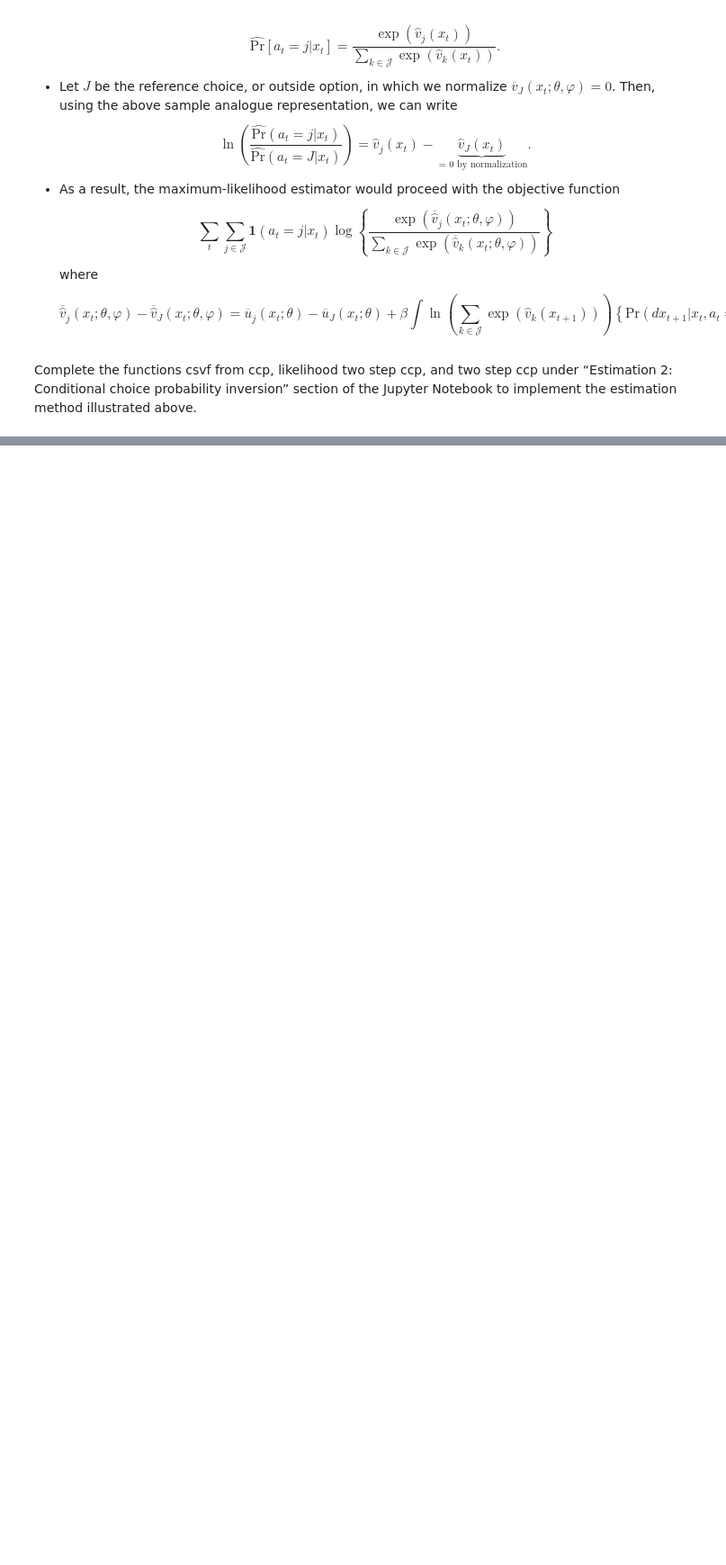
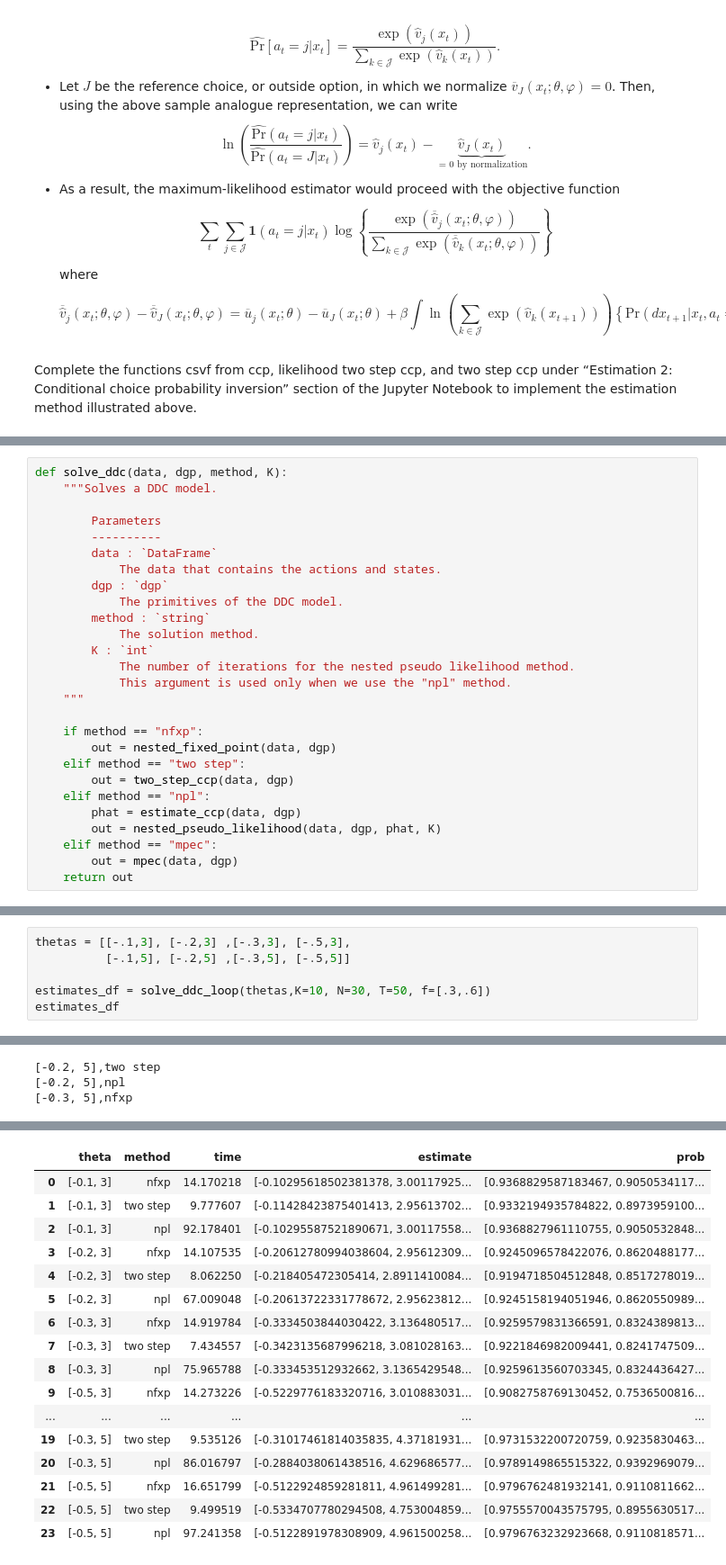
Before and after one commit to whoaitsrichard/io2, a Jupyter notebook: ps2/Exercise1.ipynb, the cells around one changed output, grey strips where cells are left out. Shown at 90% size. Cells and saved outputs as stored; diff of their text form; blank space fills up the shorter version.

```diff
--- a/ps2/Exercise1.ipynb
+++ b/ps2/Exercise1.ipynb
@@ -818,0 +1146,27 @@ Execution time: 5.7344 seconds
+# %%
+def solve_ddc(data, dgp, method, K):
+    """Solves a DDC model.
+
+        Parameters
+        ----------
+        data : `DataFrame`
+            The data that contains the actions and states.
+        dgp : `dgp`
+            The primitives of the DDC model.
+        method : `string`
+            The solution method.
+        K : `int`
+            The number of iterations for the nested pseudo likelihood method.
+            This argument is used only when we use the "npl" method.
+    """
+
+    if method == "nfxp":
+        out = nested_fixed_point(data, dgp)
+    elif method == "two step":
+        out = two_step_ccp(data, dgp)
+    elif method == "npl":
+        phat = estimate_ccp(data, dgp)
+        out = nested_pseudo_likelihood(data, dgp, phat, K)
+    elif method == "mpec":
+        out = mpec(data, dgp)
+    return out
@@ -818,0 +1258,7 @@ Execution time: 5.7344 seconds
+# %%
+thetas = [[-.1,3], [-.2,3] ,[-.3,3], [-.5,3],
+          [-.1,5], [-.2,5] ,[-.3,5], [-.5,5]]
+
+estimates_df = solve_ddc_loop(thetas,K=10, N=30, T=50, f=[.3,.6])
+estimates_df
+# %% [output]
@@ -818,0 +1287,3 @@ Execution time: 5.7344 seconds
+[-0.2, 5],two step
+[-0.2, 5],npl
+[-0.3, 5],nfxp
@@ -818,0 +1299,17 @@ Execution time: 5.7344 seconds
+|  | theta | method | time | estimate | prob |
+| 0 | [-0.1, 3] | nfxp | 14.170218 | [-0.10295618502381378, 3.00117925... | [0.9368829587183467, 0.9050534117... |
+| 1 | [-0.1, 3] | two step | 9.777607 | [-0.11428423875401413, 2.95613702... | [0.9332194935784822, 0.8973959100... |
+| 2 | [-0.1, 3] | npl | 92.178401 | [-0.10295587521890671, 3.00117558... | [0.9368827961110755, 0.9050532848... |
+| 3 | [-0.2, 3] | nfxp | 14.107535 | [-0.20612780994038604, 2.95612309... | [0.9245096578422076, 0.8620488177... |
+| 4 | [-0.2, 3] | two step | 8.062250 | [-0.218405472305414, 2.8911410084... | [0.9194718504512848, 0.8517278019... |
+| 5 | [-0.2, 3] | npl | 67.009048 | [-0.20613722331778672, 2.95623812... | [0.9245158194051946, 0.8620550989... |
+| 6 | [-0.3, 3] | nfxp | 14.919784 | [-0.3334503844030422, 3.136480517... | [0.9259579831366591, 0.8324389813... |
+| 7 | [-0.3, 3] | two step | 7.434557 | [-0.3423135687996218, 3.081028163... | [0.9221846982009441, 0.8241747509... |
+| 8 | [-0.3, 3] | npl | 75.965788 | [-0.333453512932662, 3.1365429548... | [0.9259613560703345, 0.8324436427... |
+| 9 | [-0.5, 3] | nfxp | 14.273226 | [-0.5229776183320716, 3.010883031... | [0.9082758769130452, 0.7536500816... |
+| ... | ... | ... | ... | ... | ... |
+| 19 | [-0.3, 5] | two step | 9.535126 | [-0.31017461814035835, 4.37181931... | [0.9731532200720759, 0.9235830463... |
+| 20 | [-0.3, 5] | npl | 86.016797 | [-0.2884038061438516, 4.629686577... | [0.9789149865515322, 0.9392969079... |
+| 21 | [-0.5, 5] | nfxp | 16.651799 | [-0.5122924859281811, 4.961499281... | [0.9796762481932141, 0.9110811662... |
+| 22 | [-0.5, 5] | two step | 9.499519 | [-0.5334707780294508, 4.753004859... | [0.9755570043575795, 0.8955630517... |
+| 23 | [-0.5, 5] | npl | 97.241358 | [-0.5122891978308909, 4.961500258... | [0.9796763232923668, 0.9110818571... |
```
Also changed, not shown: parts of 26 cells of this notebook, 7 other files.
